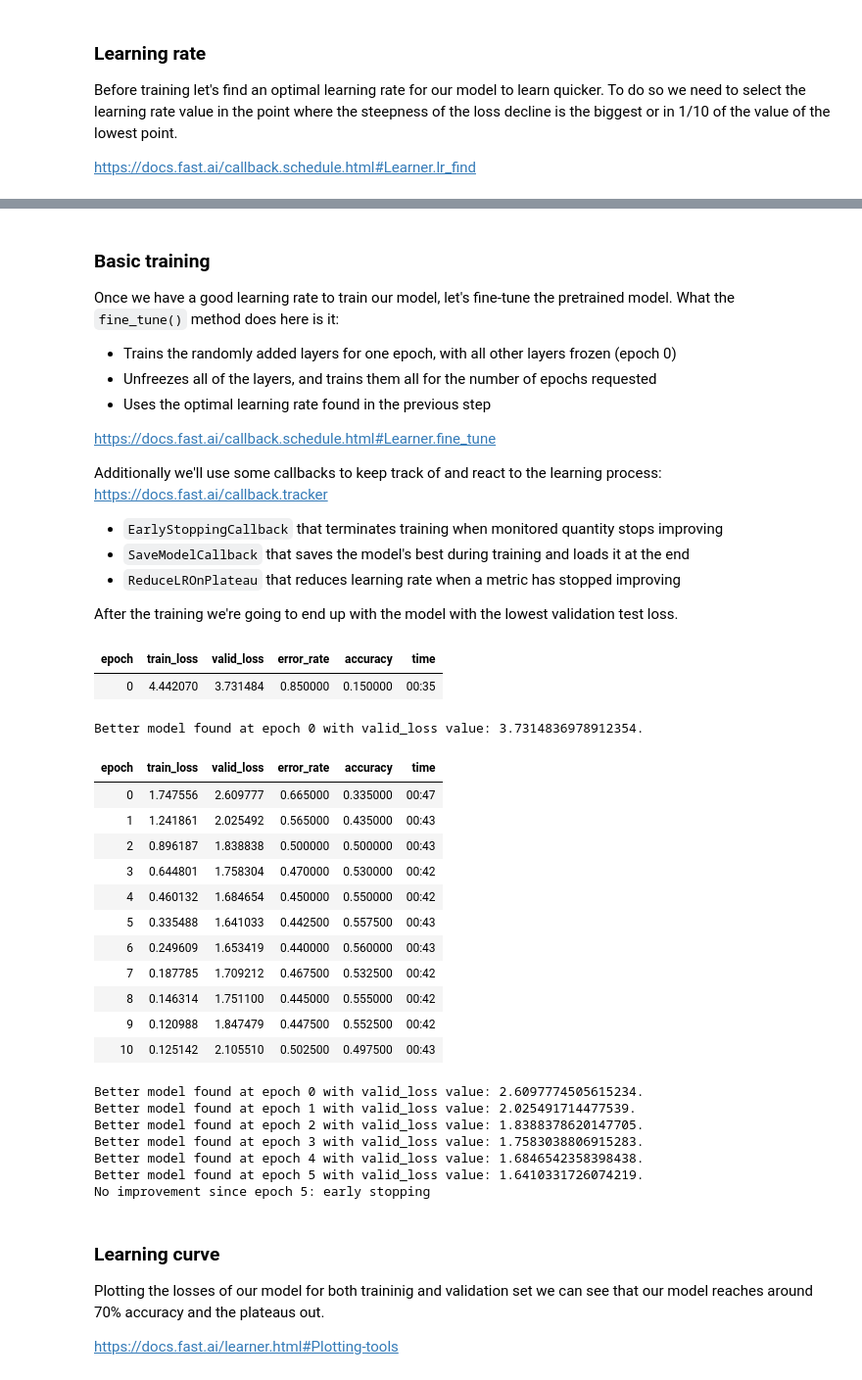
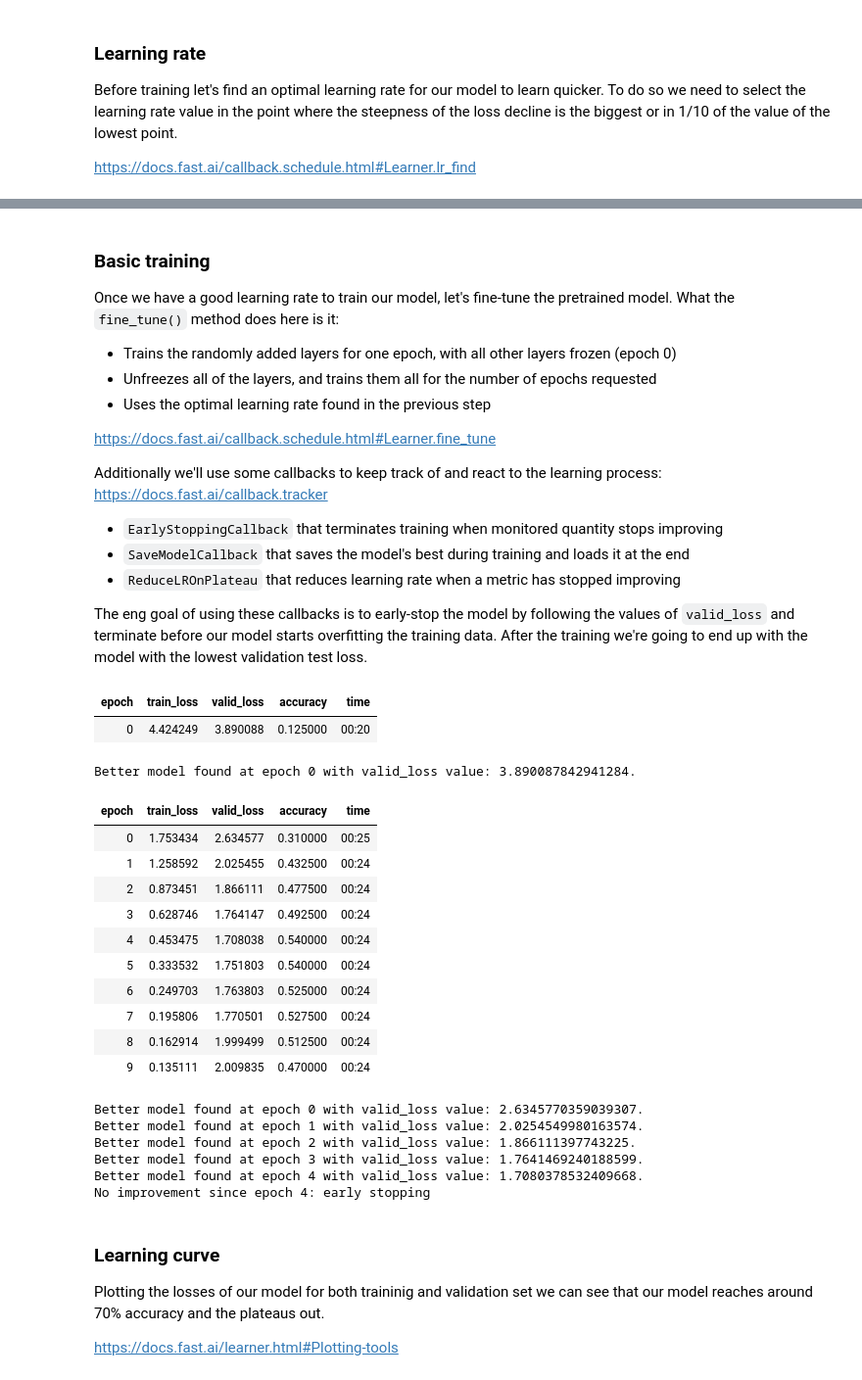
Before and after one commit to adamsiemaszkiewicz/sound_classifier, a Jupyter notebook: 02_Classifier.ipynb, the cells around one changed output, grey strips where cells are left out. Shown at 98% size. Cells and saved outputs as stored; diff of their text form; code cells hidden in the pictures.

```diff
--- a/02_Classifier.ipynb
+++ b/02_Classifier.ipynb
@@ -346,42 +370,40 @@ https://docs.fast.ai/callback.tracker
 - `SaveModelCallback` that saves the model's best during training and loads it at the end
 - `ReduceLROnPlateau` that reduces learning rate when a metric has stopped improving
 
-After the training we're going to end up with the model with the lowest validation test loss.
+The eng goal of using these callbacks is to early-stop the model by following the values of `valid_loss` and terminate before our model starts overfitting the training data. After the training we're going to end up with the model with the lowest validation test loss.
 # %%
 cbs = [
        EarlyStoppingCallback(monitor='valid_loss', patience=5),
-       SaveModelCallback(monitor='valid_loss', fname='basic-model'),
-      #  ReduceLROnPlateau(monitor='valid_loss', patience=3)
+       SaveModelCallback(monitor='valid_loss', fname='basic-model', with_opt=True),
+      #  ReduceLROnPlateau(monitor='valid_loss', min_delta=0.1, patience=3)
        ]
 
 learn.fine_tune(
     epochs=50,
     base_lr=lr_steep,
     cbs=cbs
     )
 # %% [output]
-| epoch | train_loss | valid_loss | error_rate | accuracy | time |
-| 0 | 4.442070 | 3.731484 | 0.850000 | 0.150000 | 00:35 |
+| epoch | train_loss | valid_loss | accuracy | time |
+| 0 | 4.424249 | 3.890088 | 0.125000 | 00:20 |
-Better model found at epoch 0 with valid_loss value: 3.7314836978912354.
+Better model found at epoch 0 with valid_loss value: 3.890087842941284.
-| epoch | train_loss | valid_loss | error_rate | accuracy | time |
-| 0 | 1.747556 | 2.609777 | 0.665000 | 0.335000 | 00:47 |
-| 1 | 1.241861 | 2.025492 | 0.565000 | 0.435000 | 00:43 |
-| 2 | 0.896187 | 1.838838 | 0.500000 | 0.500000 | 00:43 |
-| 3 | 0.644801 | 1.758304 | 0.470000 | 0.530000 | 00:42 |
-| 4 | 0.460132 | 1.684654 | 0.450000 | 0.550000 | 00:42 |
-| 5 | 0.335488 | 1.641033 | 0.442500 | 0.557500 | 00:43 |
-| 6 | 0.249609 | 1.653419 | 0.440000 | 0.560000 | 00:43 |
-| 7 | 0.187785 | 1.709212 | 0.467500 | 0.532500 | 00:42 |
-| 8 | 0.146314 | 1.751100 | 0.445000 | 0.555000 | 00:42 |
-| 9 | 0.120988 | 1.847479 | 0.447500 | 0.552500 | 00:42 |
-| 10 | 0.125142 | 2.105510 | 0.502500 | 0.497500 | 00:43 |
+| epoch | train_loss | valid_loss | accuracy | time |
+| 0 | 1.753434 | 2.634577 | 0.310000 | 00:25 |
+| 1 | 1.258592 | 2.025455 | 0.432500 | 00:24 |
+| 2 | 0.873451 | 1.866111 | 0.477500 | 00:24 |
+| 3 | 0.628746 | 1.764147 | 0.492500 | 00:24 |
+| 4 | 0.453475 | 1.708038 | 0.540000 | 00:24 |
+| 5 | 0.333532 | 1.751803 | 0.540000 | 00:24 |
+| 6 | 0.249703 | 1.763803 | 0.525000 | 00:24 |
+| 7 | 0.195806 | 1.770501 | 0.527500 | 00:24 |
+| 8 | 0.162914 | 1.999499 | 0.512500 | 00:24 |
+| 9 | 0.135111 | 2.009835 | 0.470000 | 00:24 |
-Better model found at epoch 0 with valid_loss value: 2.6097774505615234.
-Better model found at epoch 1 with valid_loss value: 2.025491714477539.
-Better model found at epoch 2 with valid_loss value: 1.8388378620147705.
-Better model found at epoch 3 with valid_loss value: 1.7583038806915283.
-Better model found at epoch 4 with valid_loss value: 1.6846542358398438.
-Better model found at epoch 5 with valid_loss value: 1.6410331726074219.
-No improvement since epoch 5: early stopping
+Better model found at epoch 0 with valid_loss value: 2.6345770359039307.
+Better model found at epoch 1 with valid_loss value: 2.0254549980163574.
+Better model found at epoch 2 with valid_loss value: 1.866111397743225.
+Better model found at epoch 3 with valid_loss value: 1.7641469240188599.
+Better model found at epoch 4 with valid_loss value: 1.7080378532409668.
+No improvement since epoch 4: early stopping
 # %% [markdown]
 ### Learning curve
 Plotting the losses of our model for both traininig and validation set we can see that our model reaches around 70% accuracy and the plateaus out.
```
Also changed, not shown: parts of 47 cells of this notebook.
